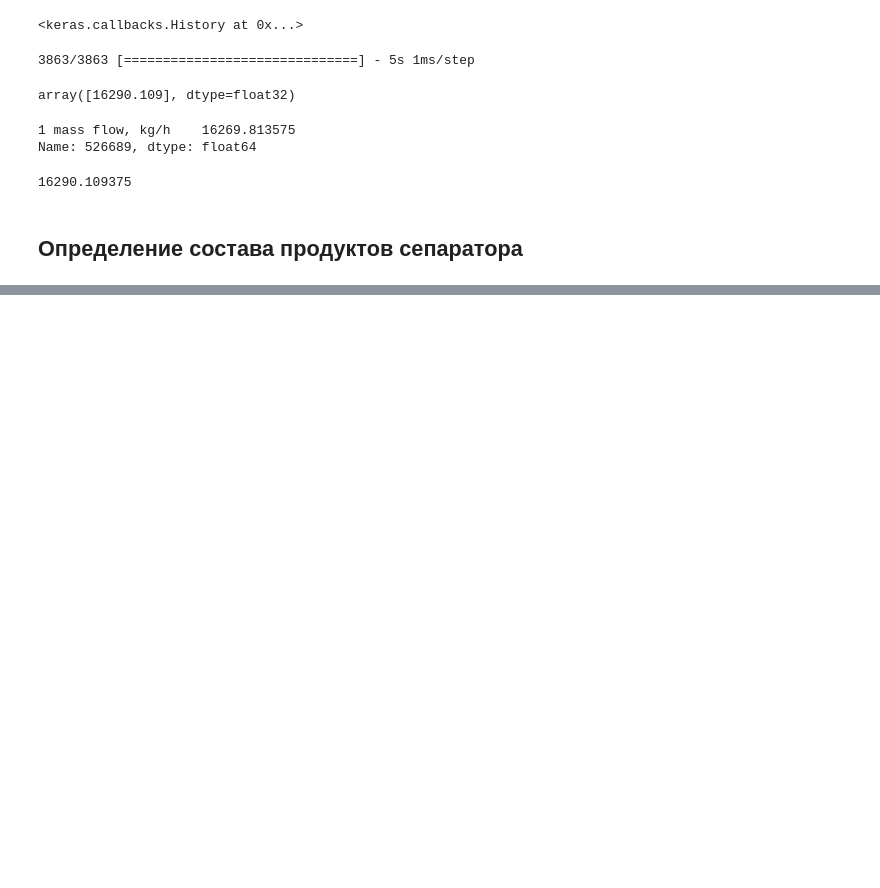
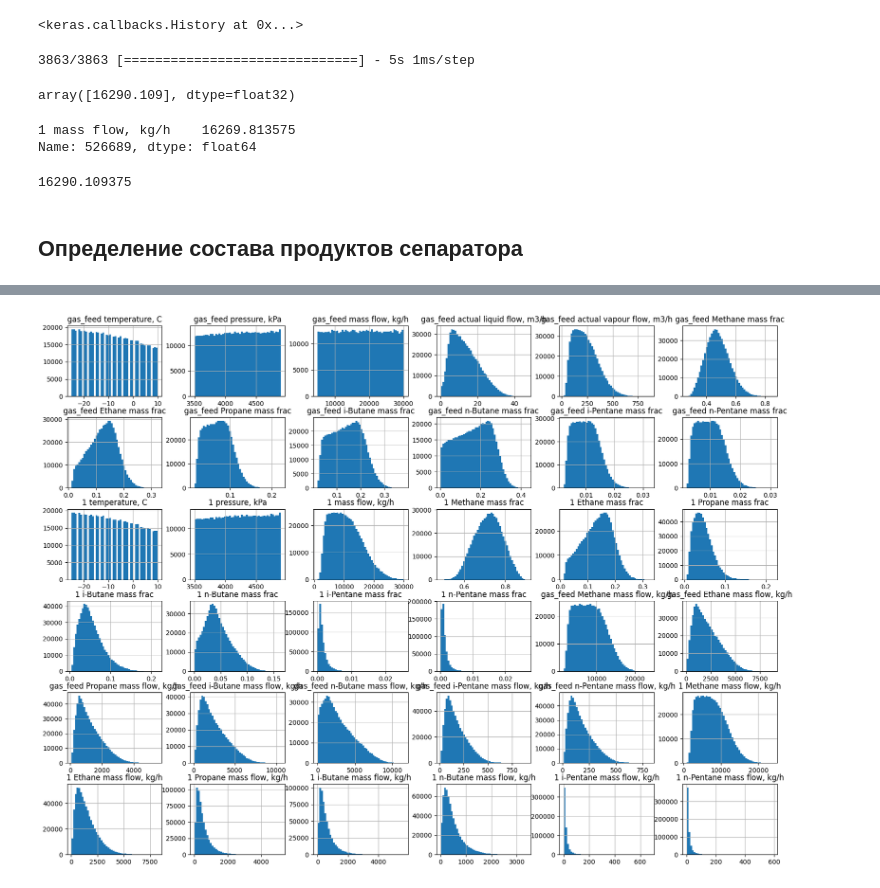
Before and after one commit to Rus-tam/AI_models, a Jupyter notebook: low_temp_dist_17_04.ipynb, the cells around one changed output, grey strips where cells are left out. Cells and saved outputs as stored; diff of their text form; code cells hidden in the pictures; blank space fills up the shorter version.

```diff
--- a/low_temp_dist_17_04.ipynb
+++ b/low_temp_dist_17_04.ipynb
@@ -346,5 +306,5 @@ list(data.columns)
 # %%
-sep_prod_data = data[[
+sep_prod_comp = data[[
     'gas_feed temperature, C', 'gas_feed pressure, kPa', 'gas_feed mass flow, kg/h', 'gas_feed actual liquid flow, m3/h',
     'gas_feed actual vapour flow, m3/h', 'gas_feed Methane mass frac', 'gas_feed Ethane mass frac',
     'gas_feed Propane mass frac', 'gas_feed i-Butane mass frac', 'gas_feed n-Butane mass frac',
@@ -355,13 +315,21 @@ sep_prod_data = data[[
 ]]
 # %%
 ## Рассчитываем массовые расходы отдельных компонентов
-sep_prod_data.loc[:, 'gas_feed Methane mass flow, kg/h'] = sep_prod_data['gas_feed mass flow, kg/h'] * sep_prod_data['gas_feed Methane mass frac']
-sep_prod_data.loc[:, 'gas_feed Ethane mass flow, kg/h'] = sep_prod_data['gas_feed mass flow, kg/h'] * sep_prod_data['gas_feed Ethane mass frac']
-sep_prod_data.loc[:, 'gas_feed Propane mass flow, kg/h'] = sep_prod_data['gas_feed mass flow, kg/h'] * sep_prod_data['gas_feed Propane mass frac']
-sep_prod_data.loc[:, 'gas_feed i-Butane mass flow, kg/h'] = sep_prod_data['gas_feed mass flow, kg/h'] * sep_prod_data['gas_feed i-Butane mass frac']
-sep_prod_data.loc[:, 'gas_feed n-Butane mass flow, kg/h'] = sep_prod_data['gas_feed mass flow, kg/h'] * sep_prod_data['gas_feed n-Butane mass frac']
-sep_prod_data.loc[:, 'gas_feed i-Pentane mass flow, kg/h'] = sep_prod_data['gas_feed mass flow, kg/h'] * sep_prod_data['gas_feed i-Pentane mass frac']
-sep_prod_data.loc[:, 'gas_feed n-Pentane mass flow, kg/h'] = sep_prod_data['gas_feed mass flow, kg/h'] * sep_prod_data['gas_feed n-Pentane mass frac']
+sep_prod_comp.loc[:, 'gas_feed Methane mass flow, kg/h'] = sep_prod_comp['gas_feed mass flow, kg/h'] * sep_prod_comp['gas_feed Methane mass frac']
+sep_prod_comp.loc[:, 'gas_feed Ethane mass flow, kg/h'] = sep_prod_comp['gas_feed mass flow, kg/h'] * sep_prod_comp['gas_feed Ethane mass frac']
+sep_prod_comp.loc[:, 'gas_feed Propane mass flow, kg/h'] = sep_prod_comp['gas_feed mass flow, kg/h'] * sep_prod_comp['gas_feed Propane mass frac']
+sep_prod_comp.loc[:, 'gas_feed i-Butane mass flow, kg/h'] = sep_prod_comp['gas_feed mass flow, kg/h'] * sep_prod_comp['gas_feed i-Butane mass frac']
+sep_prod_comp.loc[:, 'gas_feed n-Butane mass flow, kg/h'] = sep_prod_comp['gas_feed mass flow, kg/h'] * sep_prod_comp['gas_feed n-Butane mass frac']
+sep_prod_comp.loc[:, 'gas_feed i-Pentane mass flow, kg/h'] = sep_prod_comp['gas_feed mass flow, kg/h'] * sep_prod_comp['gas_feed i-Pentane mass frac']
+sep_prod_comp.loc[:, 'gas_feed n-Pentane mass flow, kg/h'] = sep_prod_comp['gas_feed mass flow, kg/h'] * sep_prod_comp['gas_feed n-Pentane mass frac']
+
+sep_prod_comp.loc[:, '1 Methane mass flow, kg/h'] = sep_prod_comp['1 mass flow, kg/h'] * sep_prod_comp['1 Methane mass frac']
+sep_prod_comp.loc[:, '1 Ethane mass flow, kg/h'] = sep_prod_comp['1 mass flow, kg/h'] * sep_prod_comp['1 Ethane mass frac']
+sep_prod_comp.loc[:, '1 Propane mass flow, kg/h'] = sep_prod_comp['1 mass flow, kg/h'] * sep_prod_comp['1 Propane mass frac']
+sep_prod_comp.loc[:, '1 i-Butane mass flow, kg/h'] = sep_prod_comp['1 mass flow, kg/h'] * sep_prod_comp['1 i-Butane mass frac']
+sep_prod_comp.loc[:, '1 n-Butane mass flow, kg/h'] = sep_prod_comp['1 mass flow, kg/h'] * sep_prod_comp['1 n-Butane mass frac']
+sep_prod_comp.loc[:, '1 i-Pentane mass flow, kg/h'] = sep_prod_comp['1 mass flow, kg/h'] * sep_prod_comp['1 i-Pentane mass frac']
+sep_prod_comp.loc[:, '1 n-Pentane mass flow, kg/h'] = sep_prod_comp['1 mass flow, kg/h'] * sep_prod_comp['1 n-Pentane mass frac']
 # %% [output]
 A value is trying to be set on a copy of a slice from a DataFrame.
 Try using .loc[row_indexer,col_indexer] = value instead
@@ -398,0 +380,4 @@ sep_prod_data
+# %%
+sep_prod_comp.hist(bins=50, figsize=(20, 15));
+# %% [output]
+[figure, added]
```
Also changed, not shown: parts of 15 cells of this notebook.
